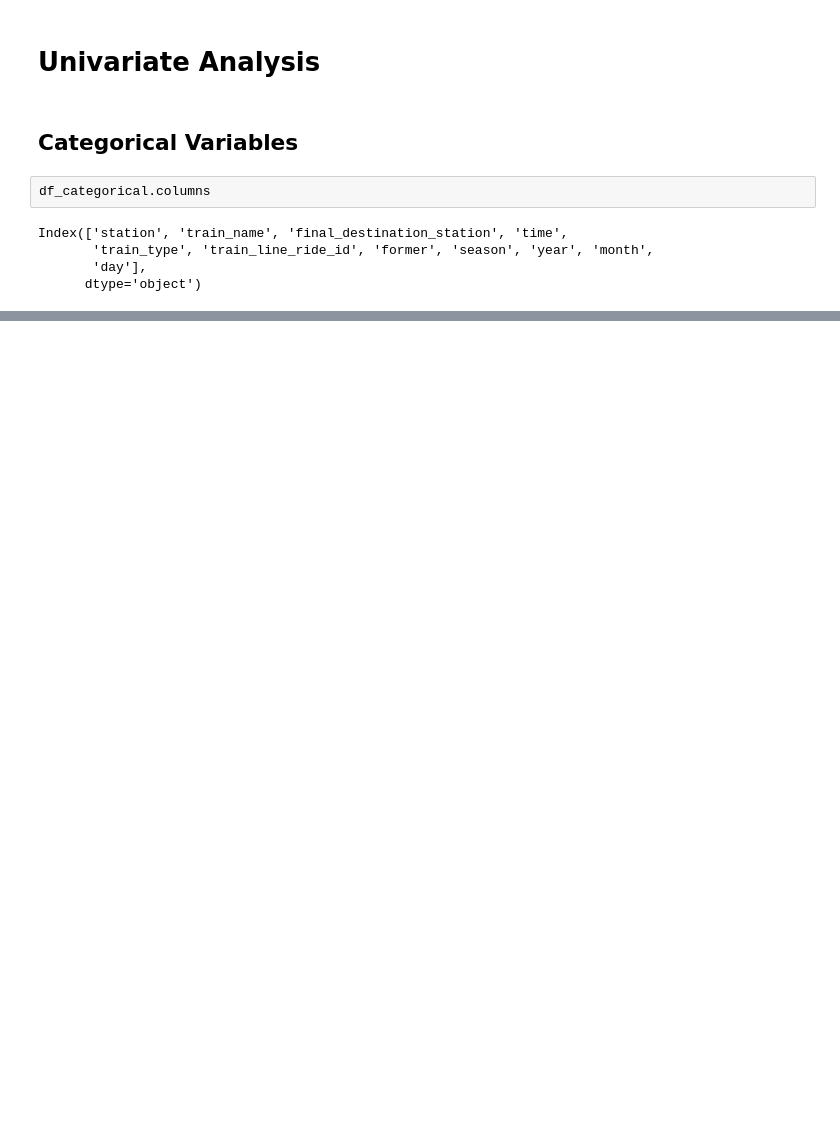
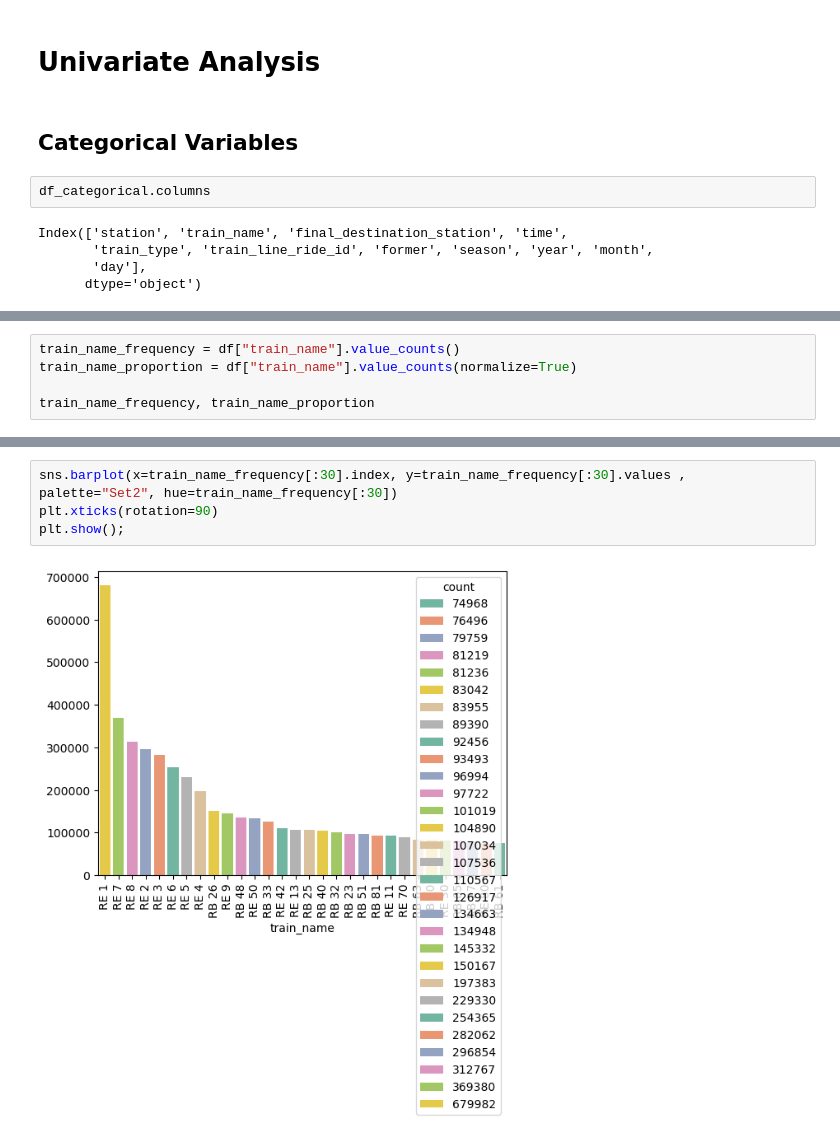
Before and after one commit to TebasMartinez/DA-Deutsche-Bahn-delays, a Jupyter notebook: Univariate EDA.ipynb, the cells around one changed output, grey strips where cells are left out. Drawn from its saved outputs; the diff is of its cells as text; blank space fills up the shorter version.

```diff
--- a/Univariate EDA.ipynb
+++ b/Univariate EDA.ipynb
@@ -87,0 +89,5 @@ Passing `palette` without assigning `hue` is deprecated and will be removed in v
+# %%
+train_name_frequency = df["train_name"].value_counts()
+train_name_proportion = df["train_name"].value_counts(normalize=True)
+
+train_name_frequency, train_name_proportion
@@ -87,0 +112,6 @@ Passing `palette` without assigning `hue` is deprecated and will be removed in v
+# %%
+sns.barplot(x=train_name_frequency[:30].index, y=train_name_frequency[:30].values , palette="Set2", hue=train_name_frequency[:30])
+plt.xticks(rotation=90)
+plt.show();
+# %% [output]
+[figure, added]
```
Also changed, not shown: parts of 43 cells of this notebook.
